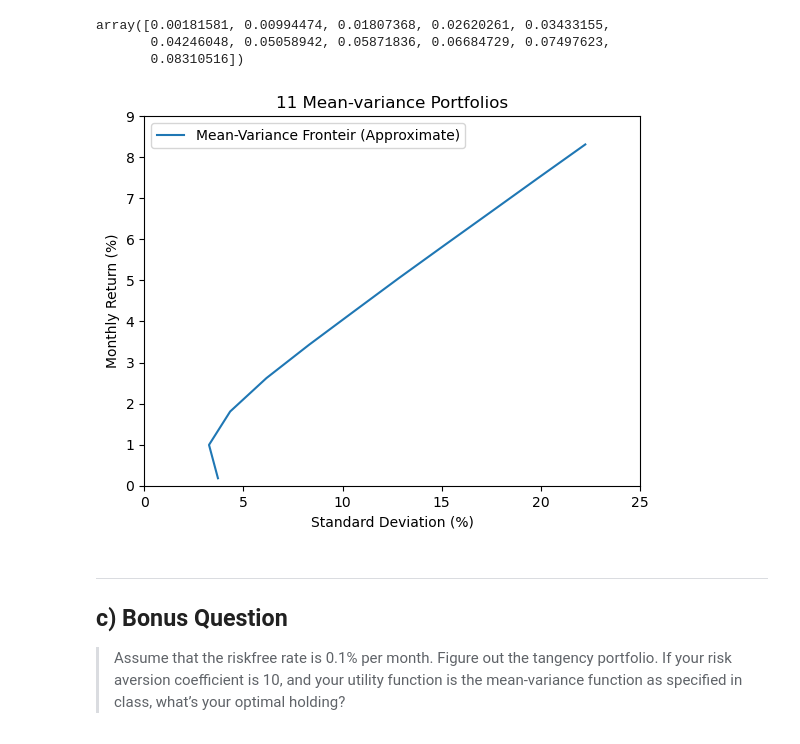
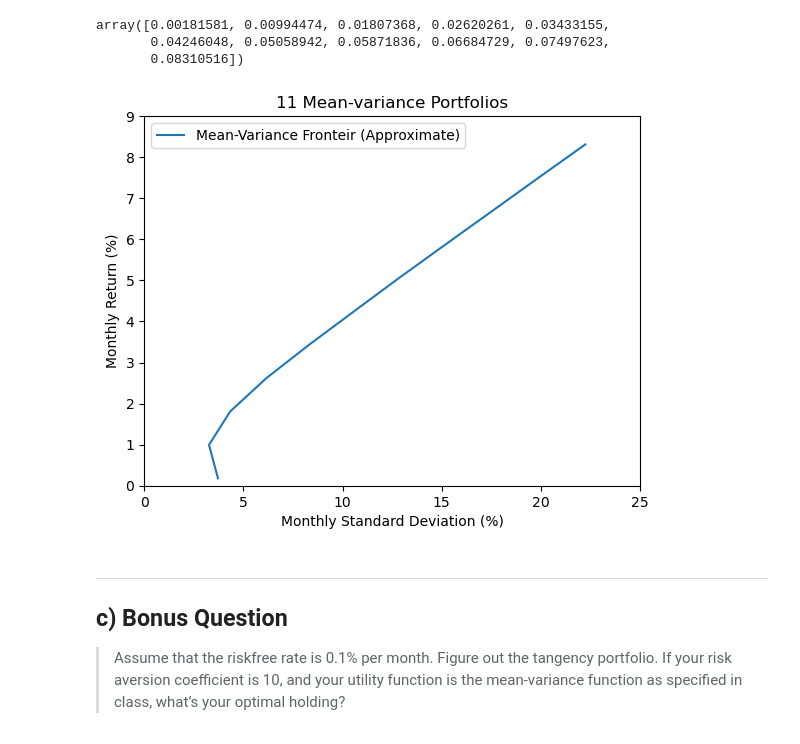
Before and after one commit to uWaterloo-CFM/CFM-301, a Jupyter notebook: Assignment 1/DA1 Task 4 - Mean-Variance Analysis.ipynb, the cells around one changed output. Saved outputs shown, nothing was run; the diff lists cells and outputs as text; code cells hidden in the pictures.

```diff
--- a/Assignment 1/DA1 Task 4 - Mean-Variance Analysis.ipynb
+++ b/Assignment 1/DA1 Task 4 - Mean-Variance Analysis.ipynb
@@ -253,16 +253,16 @@ array([0.00181581, 0.00994474, 0.01807368, 0.02620261, 0.03433155,
 # %%
 # Now let's plot the efficient fronteir
 
 plt.plot(portfolio_summary.loc["stdev (%)", :], portfolio_summary.loc["Monthly Return (%)", :], label="Mean-Variance Fronteir (Approximate)")
 plt.title("11 Mean-variance Portfolios")
-plt.xlabel("Standard Deviation (%)")
+plt.xlabel("Monthly Standard Deviation (%)")
 plt.ylabel("Monthly Return (%)")
 plt.xlim(0, 25)
 plt.ylim(0, 9)
 plt.legend()
 plt.show()
 # %% [output]
-[figure, old version]
+[figure, new version]
 # %% [markdown]
 ***
 ## c) Bonus Question
```
Also changed, not shown: parts of 2 cells of this notebook, 19 other files.
